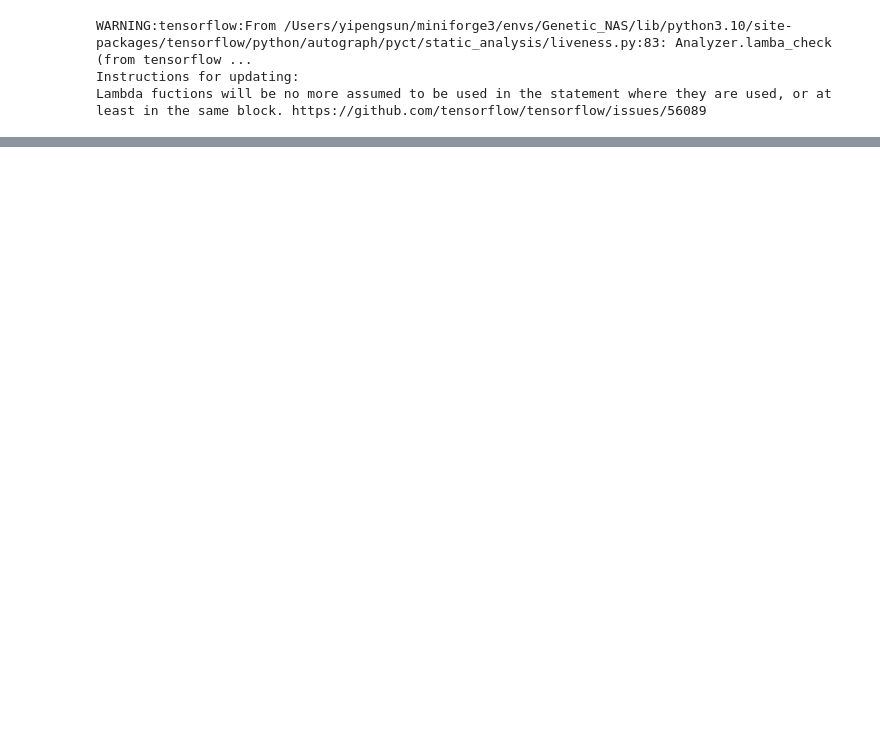
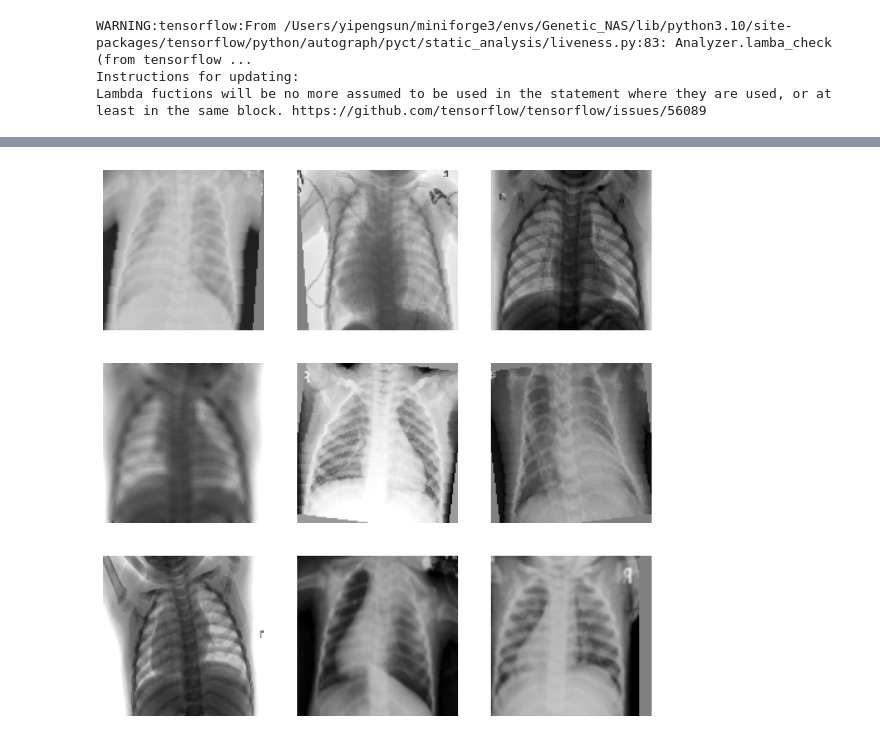
Before and after one commit to sypsyp97/Genetic_NAS, a Jupyter notebook: tets_on_mac.ipynb, the cells around one changed output, grey strips where cells are left out. Cells and saved outputs as stored; diff of their text form; code cells hidden in the pictures; blank space fills up the shorter version.

```diff
--- a/tets_on_mac.ipynb
+++ b/tets_on_mac.ipynb
@@ -10,8 +10,8 @@ import tensorflow as tf
 import matplotlib.pyplot as plt
 import numpy as np
 # %%
-x_train, y_train, x_val, y_val, x_test, y_test = get_data_array(train_dir='/Users/yipengsun/PycharmProjects/Genetic_NAS/chest_xray_new/train',
-                                                                test_dir='/Users/yipengsun/PycharmProjects/Genetic_NAS/chest_xray_new/test')
+x_train, y_train, x_val, y_val, x_test, y_test = get_data_array(train_dir='chest_xray_new/train',
+                                                                test_dir='chest_xray_new/test')
 # %%
 train_ds_rand, val_ds, test_ds, train_ds = get_datasets(x_train, y_train, x_test, y_test, x_val, y_val)
 # %% [output]
@@ -23,0 +21,8 @@ Lambda fuctions will be no more assumed to be used in the statement where they a
+# %%
+sample_images, _ = next(iter(train_ds_rand))
+plt.figure(figsize=(10, 10))
+for i, image in enumerate(sample_images[:9]):
+    ax = plt.subplot(3, 3, i + 1)
+    plt.imshow(image.numpy().astype("int"))
+    plt.axis("off")
+# %% [output]
@@ -23,0 +31 @@ Lambda fuctions will be no more assumed to be used in the statement where they a
+[figure, added]
```
Also changed, not shown: parts of 2 cells of this notebook, 1 other file.
